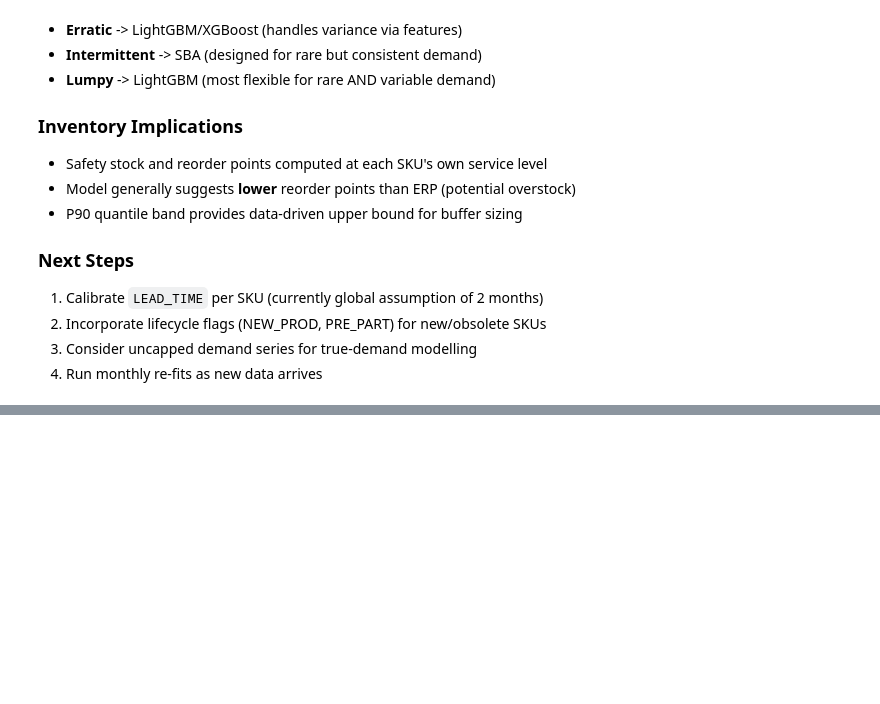
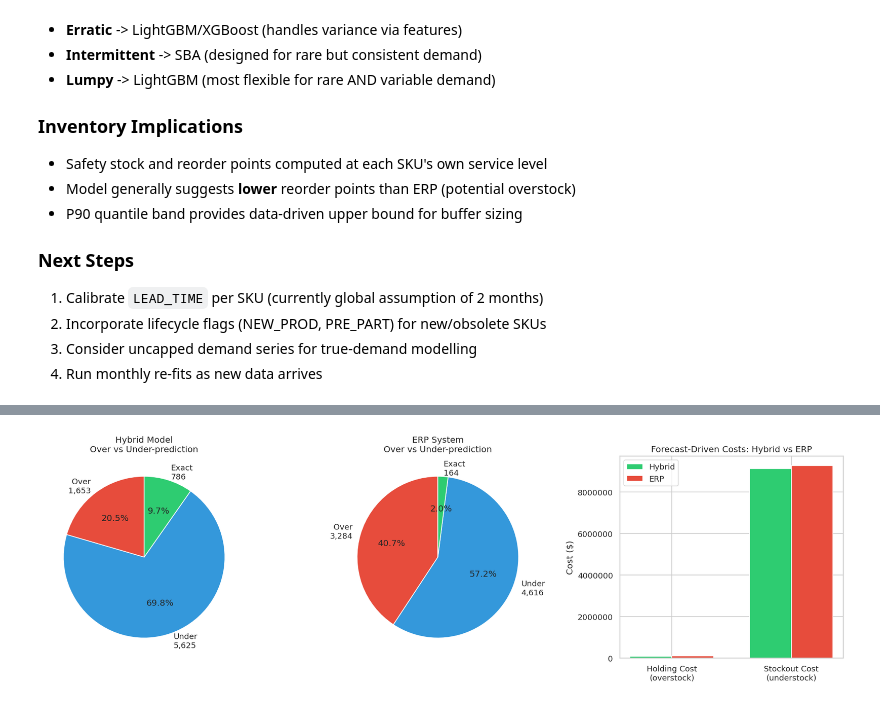
Before and after one commit to Maestro12345-hoax/gic, a Jupyter notebook: improved/final_v2.ipynb, the cells around one changed output, grey strips where cells are left out. Drawn from its saved outputs; the diff is of its cells as text; code cells hidden in the pictures; blank space fills up the shorter version.

```diff
--- a/improved/final_v2.ipynb
+++ b/improved/final_v2.ipynb
@@ -1014,0 +1133,25 @@ The pattern-routed **Hybrid** model beats the existing ERP system forecast:
+# %%
+fig, axes = plt.subplots(1, 3, figsize=(16, 5))
+
+# a) Over/Under pie charts
+labels_h = [f"Over\n{hybrid_over.sum():,}", f"Under\n{hybrid_under.sum():,}", f"Exact\n{hybrid_exact.sum():,}"]
+axes[0].pie([hybrid_over.sum(), hybrid_under.sum(), hybrid_exact.sum()],
+            labels=labels_h, colors=["#e74c3c", "#3498db", "#2ecc71"], autopct="%1.1f%%", startangle=90)
+axes[0].set_title("Hybrid Model\nOver vs Under-prediction")
+
+labels_s = [f"Over\n{sys_over.sum():,}", f"Under\n{sys_under.sum():,}", f"Exact\n{sys_exact.sum():,}"]
+axes[1].pie([sys_over.sum(), sys_under.sum(), sys_exact.sum()],
+            labels=labels_s, colors=["#e74c3c", "#3498db", "#2ecc71"], autopct="%1.1f%%", startangle=90)
+axes[1].set_title("ERP System\nOver vs Under-prediction")
+
+# b) Cost breakdown bar chart
+x = np.arange(2); w = 0.35
+axes[2].bar(x - w/2, [h_hold, h_stock], w, label="Hybrid", color=["#2ecc71", "#2ecc71"])
+axes[2].bar(x + w/2, [s_hold, s_stock], w, label="ERP", color=["#e74c3c", "#e74c3c"])
+axes[2].set_xticks(x); axes[2].set_xticklabels(["Holding Cost\n(overstock)", "Stockout Cost\n(understock)"])
+axes[2].set_ylabel("Cost ($)"); axes[2].set_title("Forecast-Driven Costs: Hybrid vs ERP")
+axes[2].legend(); axes[2].ticklabel_format(style="plain", axis="y")
+
+plt.tight_layout(); plt.show()
+# %% [output]
+[figure, added]
```
Also changed, not shown: parts of 17 cells of this notebook.
